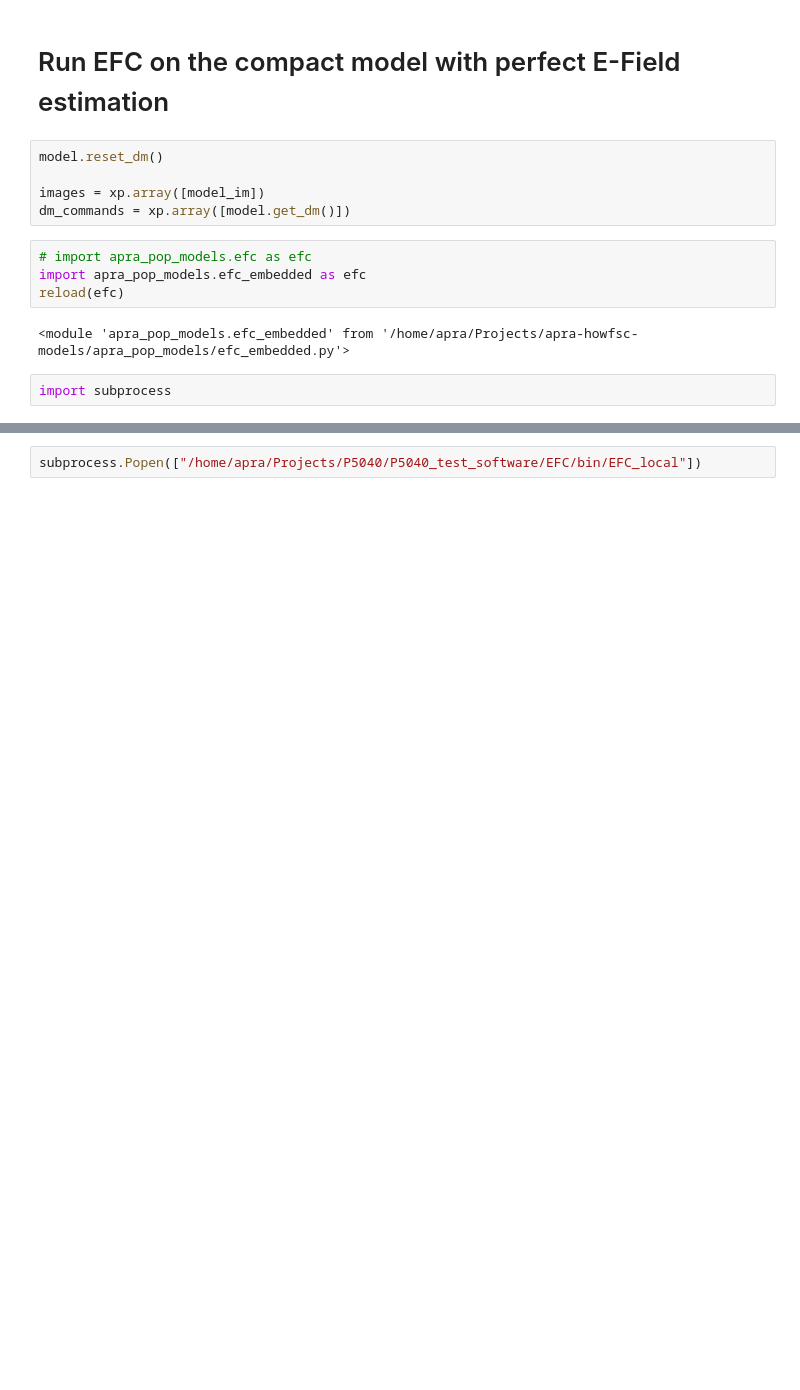
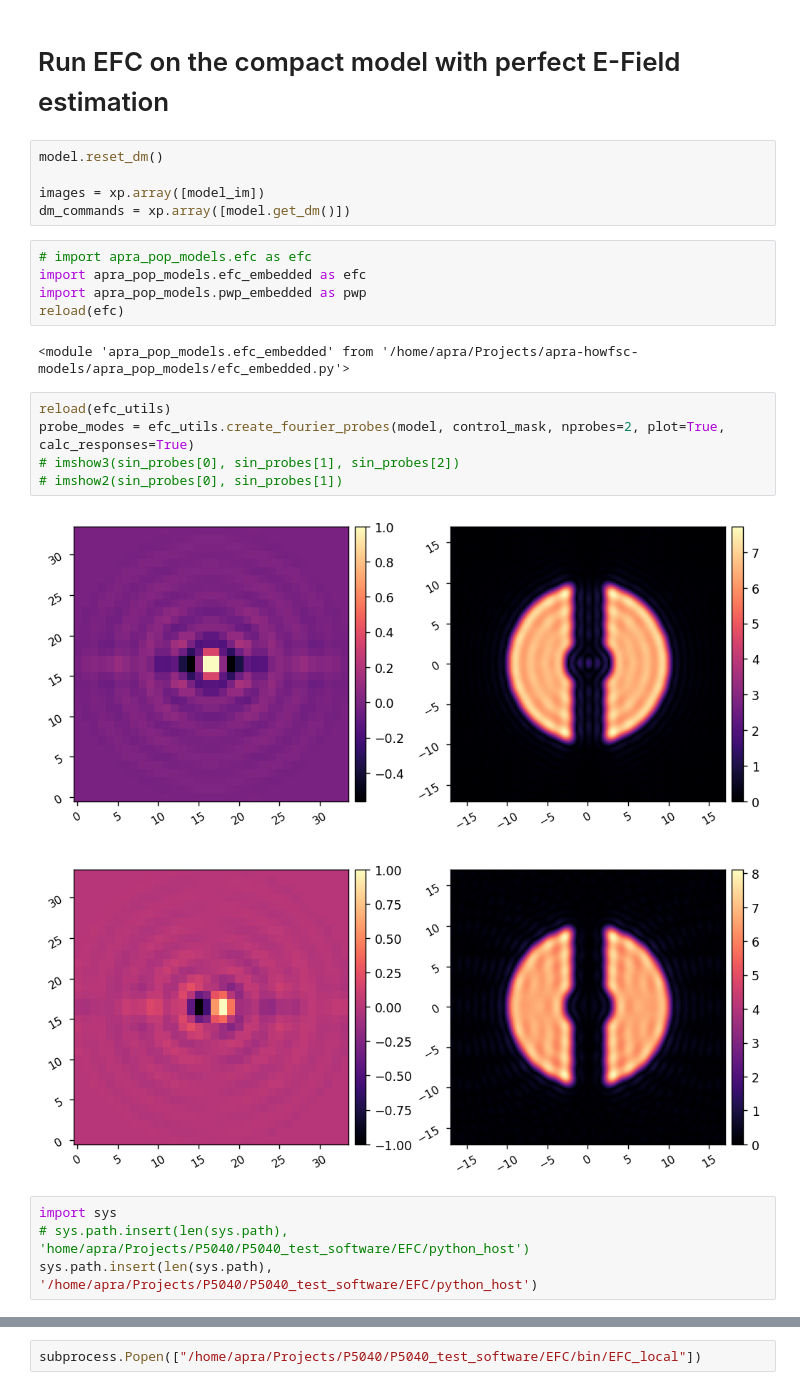
Before and after one commit to kian1377/apra-howfsc-models, a Jupyter notebook: notebooks/efc_compact_p5040.ipynb, the cells around one changed output, grey strips where cells are left out. Drawn from its saved outputs; the diff is of its cells as text; blank space fills up the shorter version.

```diff
--- a/notebooks/efc_compact_p5040.ipynb
+++ b/notebooks/efc_compact_p5040.ipynb
@@ -119,8 +118,19 @@ dm_commands = xp.array([model.get_dm()])
 # %%
 # import apra_pop_models.efc as efc
 import apra_pop_models.efc_embedded as efc
+import apra_pop_models.pwp_embedded as pwp
 reload(efc)
 # %% [output]
 <module 'apra_pop_models.efc_embedded' from '/home/apra/Projects/apra-howfsc-models/apra_pop_models/efc_embedded.py'>
-# %%
-import subprocess
+# %%
+reload(efc_utils)
+probe_modes = efc_utils.create_fourier_probes(model, control_mask, nprobes=2, plot=True, calc_responses=True)
+# imshow3(sin_probes[0], sin_probes[1], sin_probes[2])
+# imshow2(sin_probes[0], sin_probes[1])
+# %% [output]
+[figure, added]
+[figure, added]
+# %%
+import sys
+# sys.path.insert(len(sys.path), 'home/apra/Projects/P5040/P5040_test_software/EFC/python_host')
+sys.path.insert(len(sys.path), '/home/apra/Projects/P5040/P5040_test_software/EFC/python_host')
```
Also changed, not shown: parts of 14 cells of this notebook, 3 other files.
